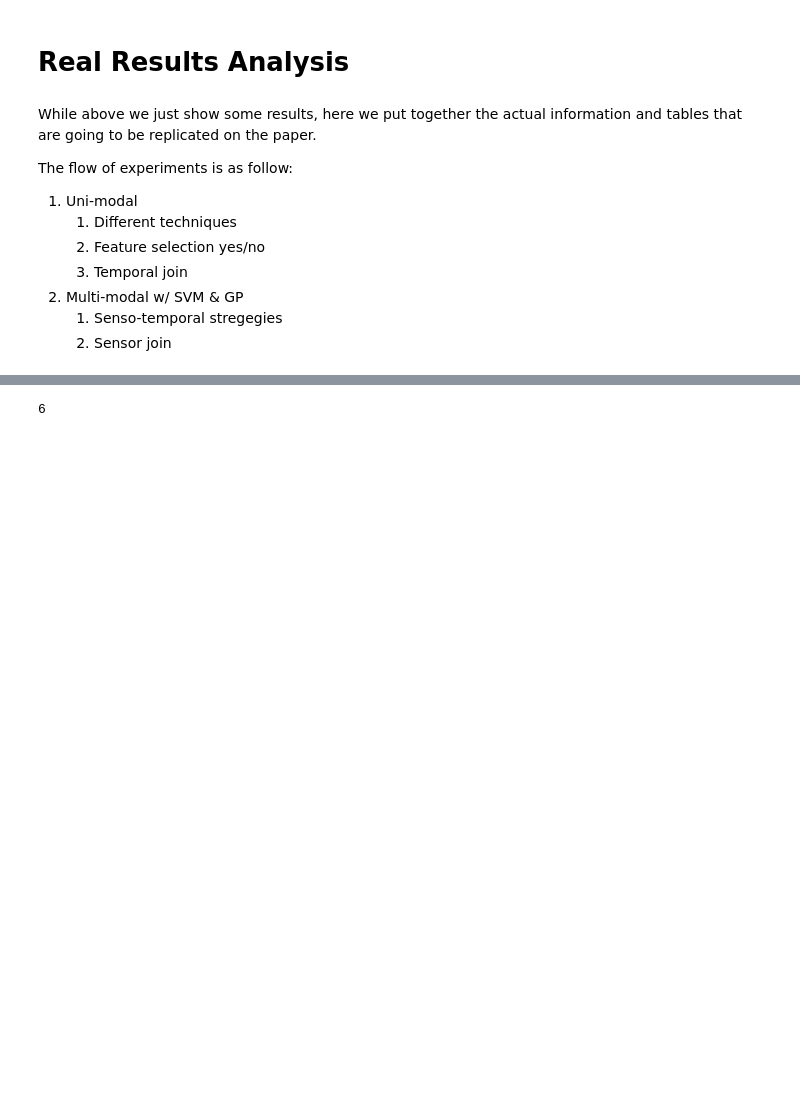
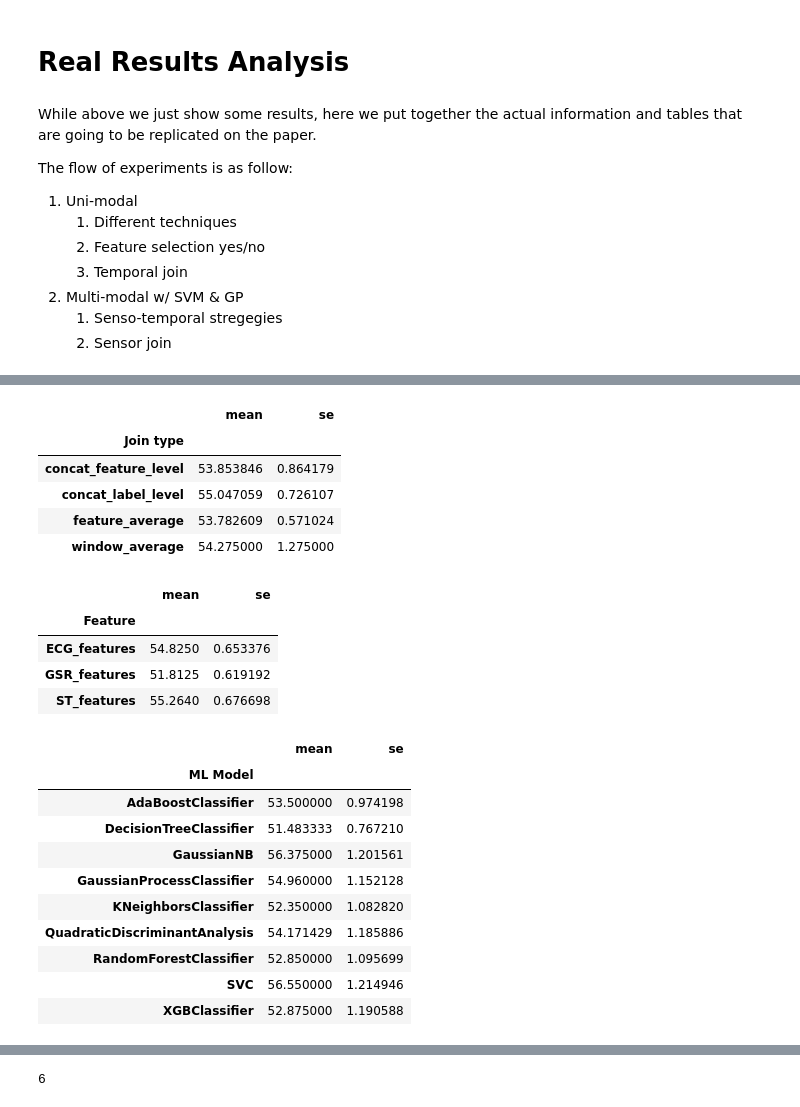
Before and after one commit to LeonardoAlchieri/MUSE, a Jupyter notebook: notebooks/results-analysis.ipynb, the cells around one changed output, grey strips where cells are left out. Drawn from its saved outputs; the diff is of its cells as text; code cells hidden in the pictures; blank space fills up the shorter version.

```diff
--- a/notebooks/results-analysis.ipynb
+++ b/notebooks/results-analysis.ipynb
@@ -368,0 +362,27 @@ display(final_df_2.loc[
+# %%
+display(join_type_df)
+display(sensor_df)
+display(models_df)
+# %% [output]
+|  | mean | se |
+| Join type |  |  |
+| concat_feature_level | 53.853846 | 0.864179 |
+| concat_label_level | 55.047059 | 0.726107 |
+| feature_average | 53.782609 | 0.571024 |
+| window_average | 54.275000 | 1.275000 |
+|  | mean | se |
+| Feature |  |  |
+| ECG_features | 54.8250 | 0.653376 |
+| GSR_features | 51.8125 | 0.619192 |
+| ST_features | 55.2640 | 0.676698 |
+|  | mean | se |
+| ML Model |  |  |
+| AdaBoostClassifier | 53.500000 | 0.974198 |
+| DecisionTreeClassifier | 51.483333 | 0.767210 |
+| GaussianNB | 56.375000 | 1.201561 |
+| GaussianProcessClassifier | 54.960000 | 1.152128 |
+| KNeighborsClassifier | 52.350000 | 1.082820 |
+| QuadraticDiscriminantAnalysis | 54.171429 | 1.185886 |
+| RandomForestClassifier | 52.850000 | 1.095699 |
+| SVC | 56.550000 | 1.214946 |
+| XGBClassifier | 52.875000 | 1.190588 |
```
Also changed, not shown: parts of 4 cells of this notebook.
